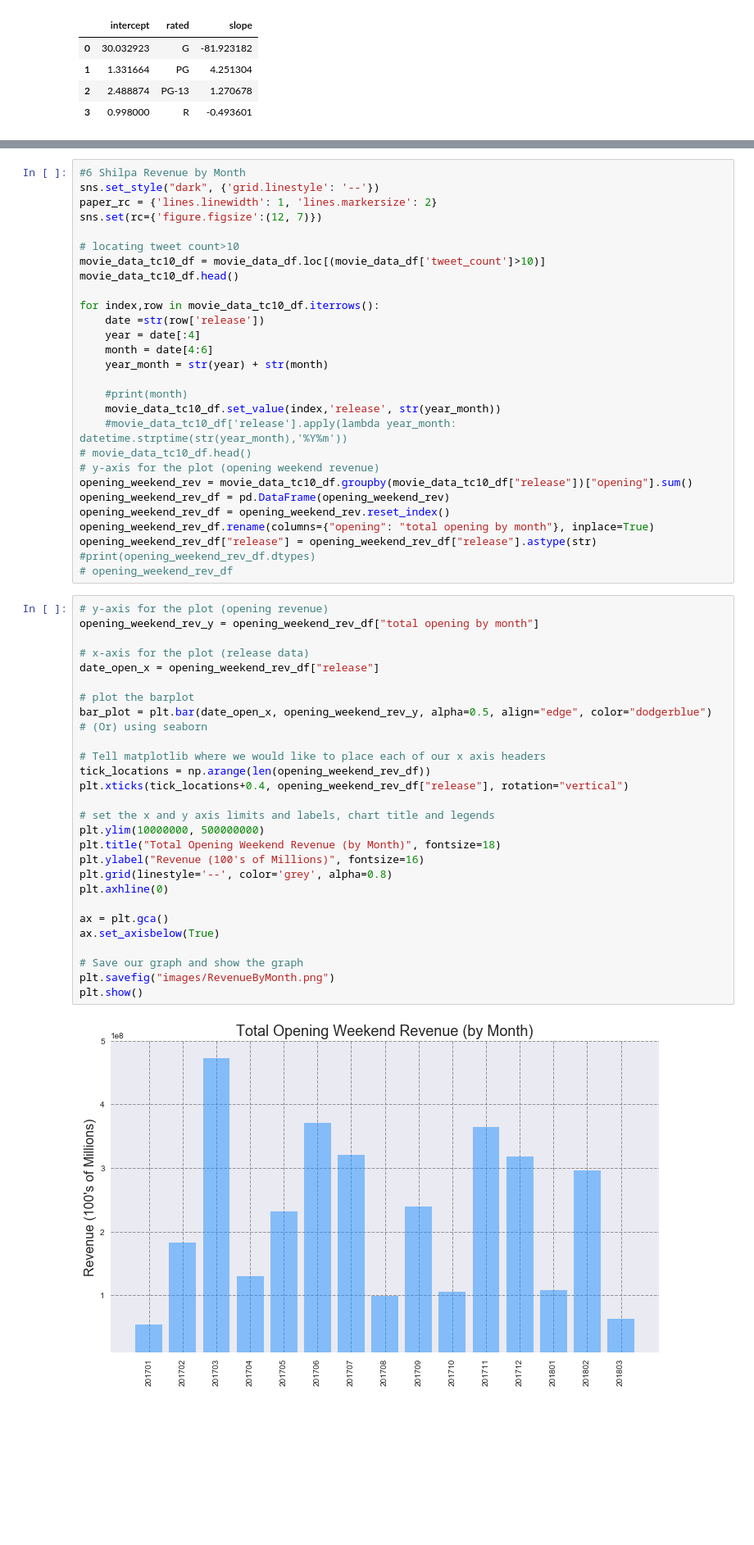
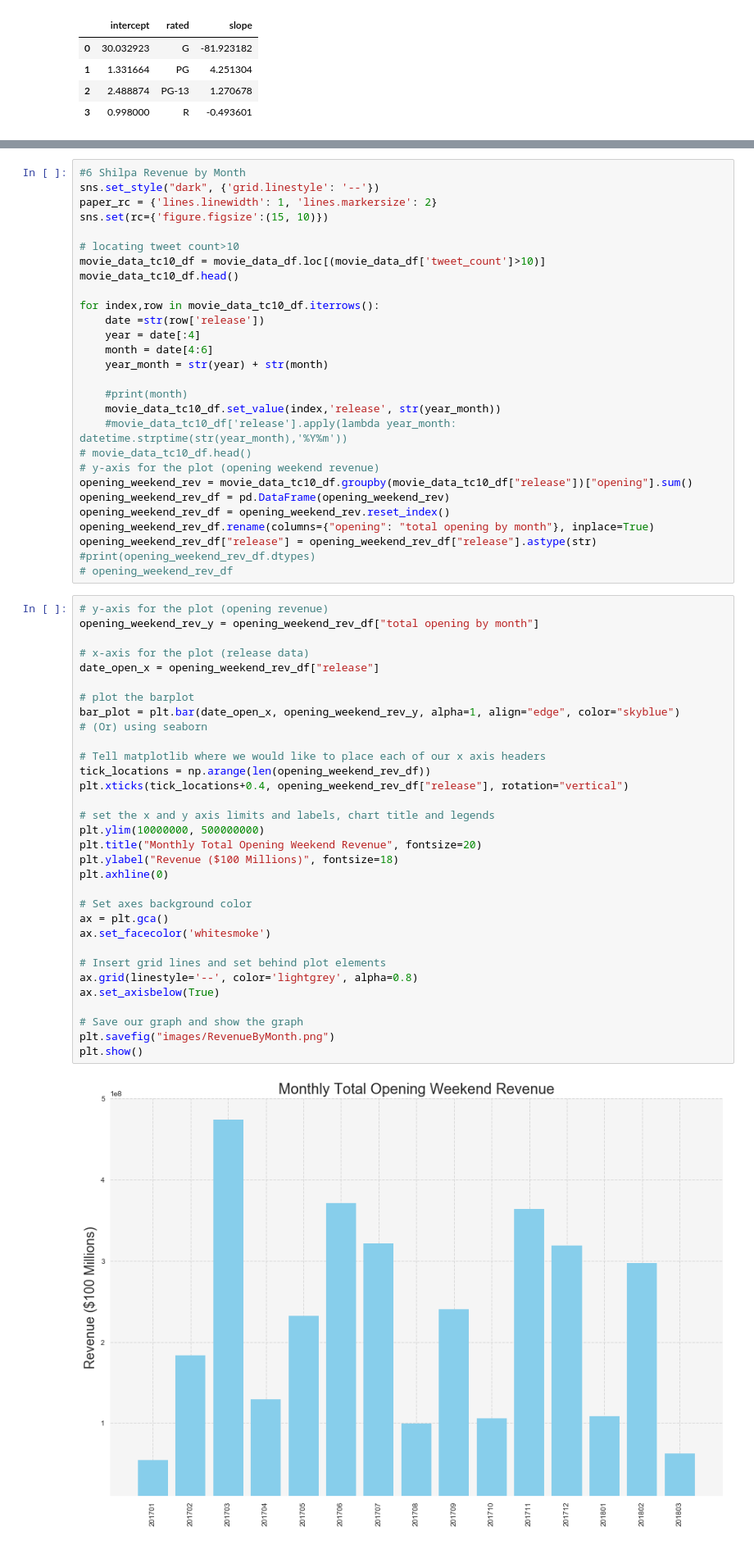
Before and after one commit to Jayleh/dream-reapers, a Jupyter notebook: graphing.ipynb, the cells around one changed output, grey strips where cells are left out. Shown: that part at 82% size. Saved outputs shown, nothing was run; the diff lists cells and outputs as text; blank space fills up the shorter version.

```diff
--- a/graphing.ipynb
+++ b/graphing.ipynb
@@ -276,7 +301,7 @@ plt.show()
 #6 Shilpa Revenue by Month
 sns.set_style("dark", {'grid.linestyle': '--'})
 paper_rc = {'lines.linewidth': 1, 'lines.markersize': 2}
-sns.set(rc={'figure.figsize':(12, 7)})
+sns.set(rc={'figure.figsize':(15, 10)})
 
 # locating tweet count>10
 movie_data_tc10_df = movie_data_df.loc[(movie_data_df['tweet_count']>10)]
@@ -303,33 +328,37 @@ opening_weekend_rev_df["release"] = opening_weekend_rev_df["release"].astype(str
 # %%
 # y-axis for the plot (opening revenue)
 opening_weekend_rev_y = opening_weekend_rev_df["total opening by month"]
 
 # x-axis for the plot (release data)
 date_open_x = opening_weekend_rev_df["release"]
 
 # plot the barplot
-bar_plot = plt.bar(date_open_x, opening_weekend_rev_y, alpha=0.5, align="edge", color="dodgerblue")
+bar_plot = plt.bar(date_open_x, opening_weekend_rev_y, alpha=1, align="edge", color="skyblue")
 # (Or) using seaborn
 
 # Tell matplotlib where we would like to place each of our x axis headers
 tick_locations = np.arange(len(opening_weekend_rev_df))
 plt.xticks(tick_locations+0.4, opening_weekend_rev_df["release"], rotation="vertical")
 
 # set the x and y axis limits and labels, chart title and legends
 plt.ylim(10000000, 500000000)
-plt.title("Total Opening Weekend Revenue (by Month)", fontsize=18)
-plt.ylabel("Revenue (100's of Millions)", fontsize=16)
-plt.grid(linestyle='--', color='grey', alpha=0.8)
+plt.title("Monthly Total Opening Weekend Revenue", fontsize=20)
+plt.ylabel("Revenue ($100 Millions)", fontsize=18)
 plt.axhline(0)
 
+# Set axes background color
 ax = plt.gca()
+ax.set_facecolor('whitesmoke')
+
+# Insert grid lines and set behind plot elements
+ax.grid(linestyle='--', color='lightgrey', alpha=0.8)
 ax.set_axisbelow(True)
 
 # Save our graph and show the graph
 plt.savefig("images/RevenueByMonth.png")
 plt.show()
 # %% [output]
-[figure, old version]
+[figure, new version]
 # %%
 # Set axes
 ztotal = movie_data_df['ztotal']
```
Also changed, not shown: parts of 9 cells of this notebook, 13 other files.
